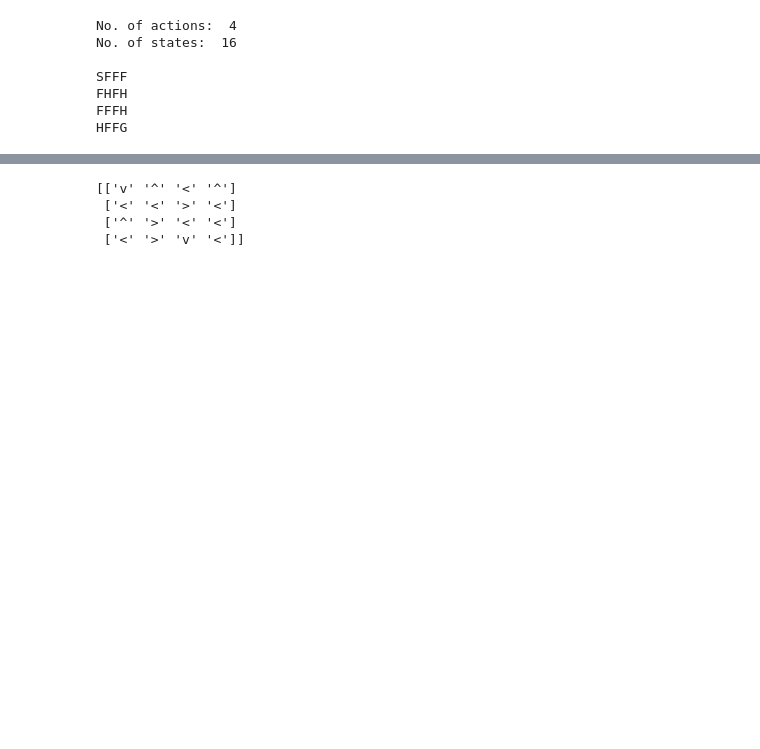
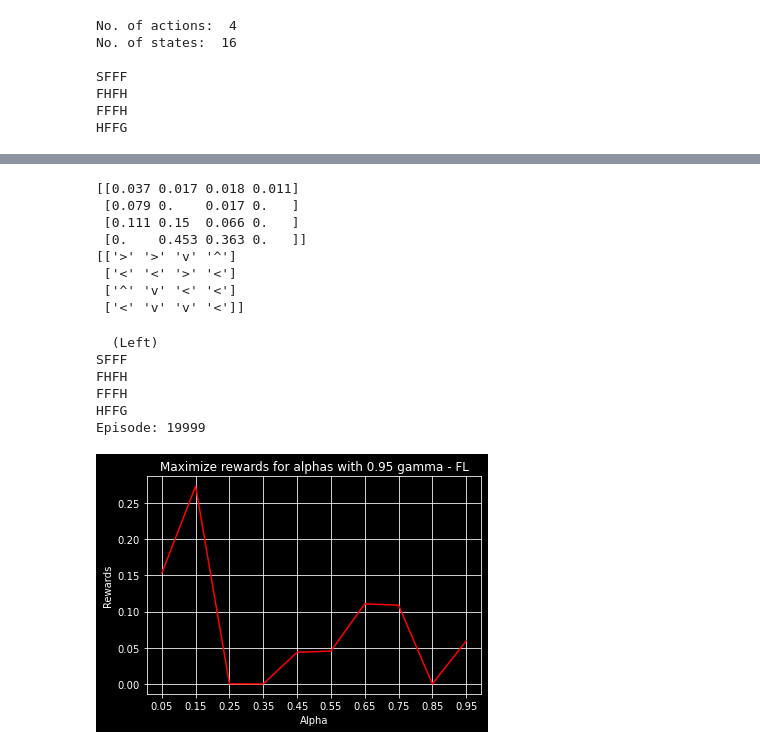
Before and after one commit to jbanigan/CS-7641, a Jupyter notebook: MDP/FL_QLearning.ipynb, the cells around one changed output, grey strips where cells are left out. Cells and saved outputs as stored; diff of their text form; code cells hidden in the pictures; blank space fills up the shorter version.

```diff
--- a/MDP/FL_QLearning.ipynb
+++ b/MDP/FL_QLearning.ipynb
@@ -84,11 +89,45 @@ plot_iters(iters, 'Iterations per Episode - FrozenLake', 'Number of Iterations')
 Qlist = []
 for i in range(len(Q)):
     Qlist.append(Q[i])
+opt_pol = []
+for p in Qlist:
+    opt_pol.append(max(p))
+opt_pol = np.around(opt_pol, decimals=3)
+print(np.array(opt_pol).reshape([-1, 4]))
 a2w = {0:'<', 1:'v', 2:'>', 3:'^'}
 policy_arrows = [a2w[x] for x in np.argmax(Qlist, axis=-1)]
 print(np.array(policy_arrows).reshape([-1, 4]))
 # %% [output]
-[['v' '^' '<' '^']
+[[0.037 0.017 0.018 0.011]
+ [0.079 0.    0.017 0.   ]
+ [0.111 0.15  0.066 0.   ]
+ [0.    0.453 0.363 0.   ]]
+[['>' '>' 'v' '^']
  ['<' '<' '>' '<']
- ['^' '>' '<' '<']
- ['<' '>' 'v' '<']]
+ ['^' 'v' '<' '<']
+ ['<' 'v' 'v' '<']]
+# %%
+gammas=[(i+0.5)/10 for i in range(10)]
+reward_arr = []
+for g in gammas:
+    Q, rewards, iters = qLearning(env, 20000, discount=g)
+    reward_arr.append(max(rewards))
+# %% [output]
+  (Left)
+SFFF
+FHFH
+FFFH
+HFFG
+Episode: 19999
+# %%
+title = 'Maximize rewards for alphas with 0.95 gamma - FL'
+plt.plot(gammas, reward_arr, color='r')
+plt.xticks(gammas)
+plt.title(title)
+plt.ylabel('Rewards')
+plt.xlabel('Alpha')
+plt.grid()
+plt.savefig('img/'+title+'.png')
+plt.show()
+# %% [output]
+[figure, added]
```
Also changed, not shown: parts of 6 cells of this notebook, 34 other files.
